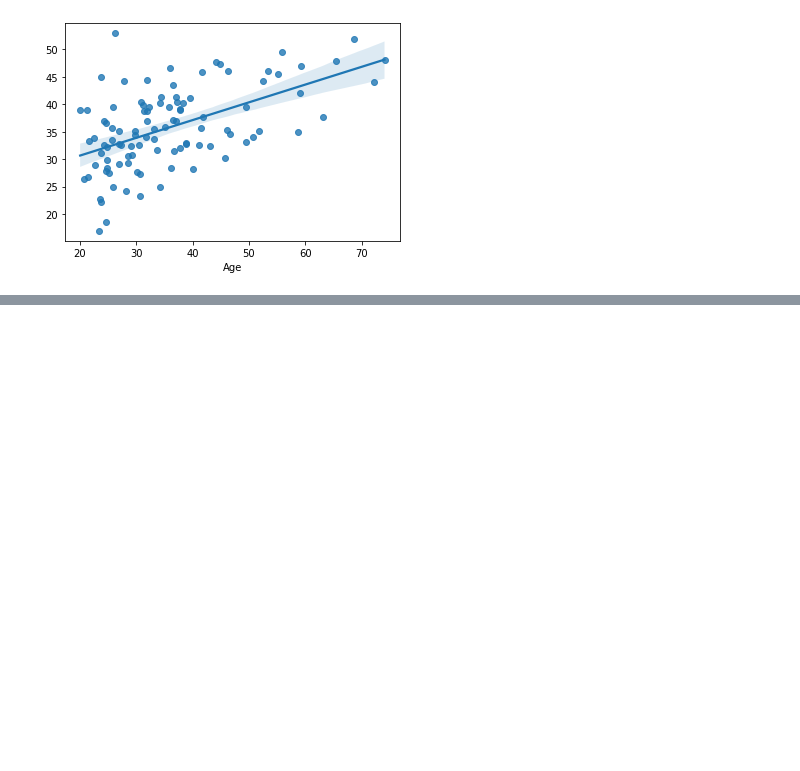
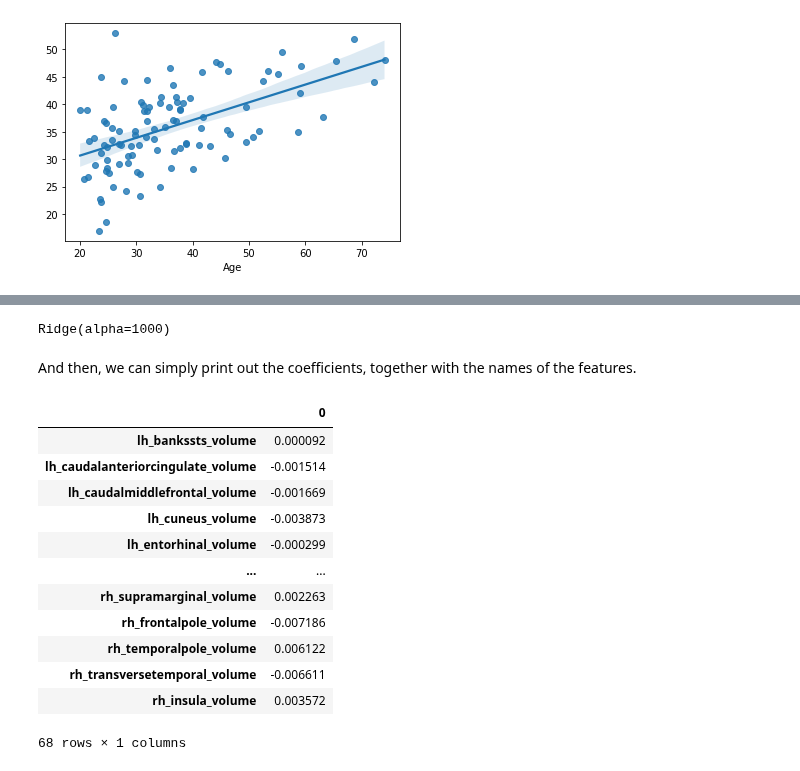
Before and after one commit to pni-lab/predmod_lecture, a Jupyter notebook: contents/4_reducing_complexity/practice_regularization.ipynb, the cells around one changed output, grey strips where cells are left out. Cells and saved outputs as stored; diff of their text form; code cells hidden in the pictures; blank space fills up the shorter version.

```diff
--- a/contents/4_reducing_complexity/practice_regularization.ipynb
+++ b/contents/4_reducing_complexity/practice_regularization.ipynb
@@ -104,0 +181,23 @@ MAE =  8.028189984232535 years
+# %%
+model = Ridge(alpha=1000)
+model.fit(y=df_cv[target], X=df_cv[features])
+# %% [output]
+Ridge(alpha=1000)
+# %% [markdown]
+And then, we can simply print out the coefficients, together with the names of the features.
+# %%
+pd.DataFrame([model.coef_], columns=features).T
+# %% [output]
+|  | 0 |
+| lh_bankssts_volume | 0.000092 |
+| lh_caudalanteriorcingulate_volume | -0.001514 |
+| lh_caudalmiddlefrontal_volume | -0.001669 |
+| lh_cuneus_volume | -0.003873 |
+| lh_entorhinal_volume | -0.000299 |
+| ... | ... |
+| rh_supramarginal_volume | 0.002263 |
+| rh_frontalpole_volume | -0.007186 |
+| rh_temporalpole_volume | 0.006122 |
+| rh_transversetemporal_volume | -0.006611 |
+| rh_insula_volume | 0.003572 |
+68 rows × 1 columns
```
Also changed, not shown: parts of 21 cells of this notebook, 4 other files.
